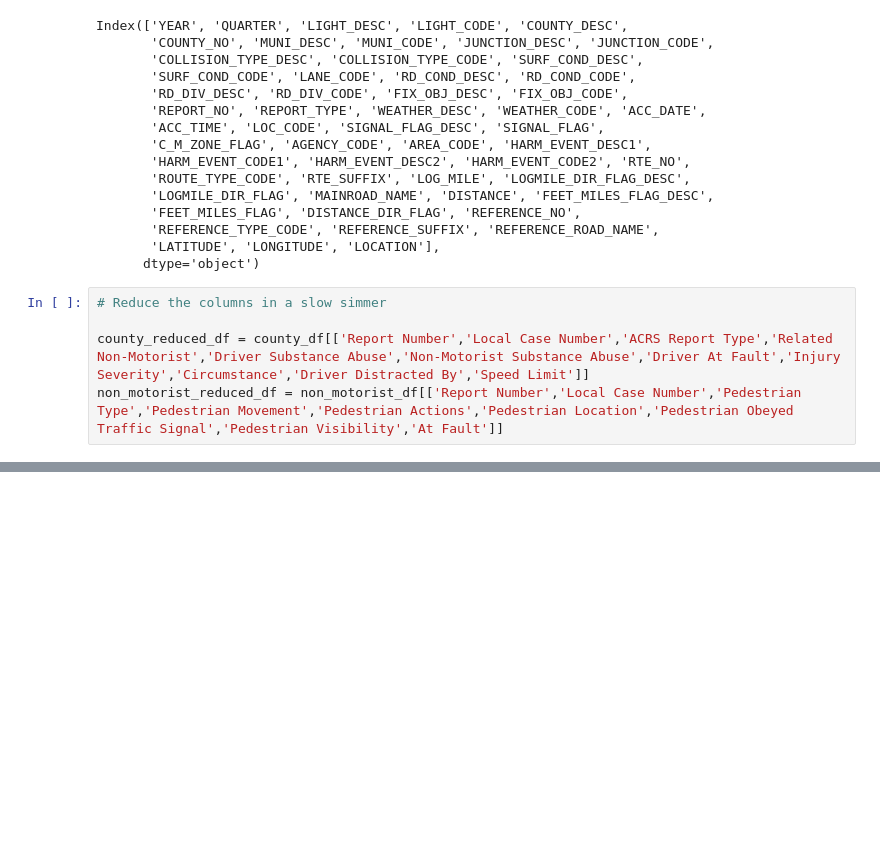
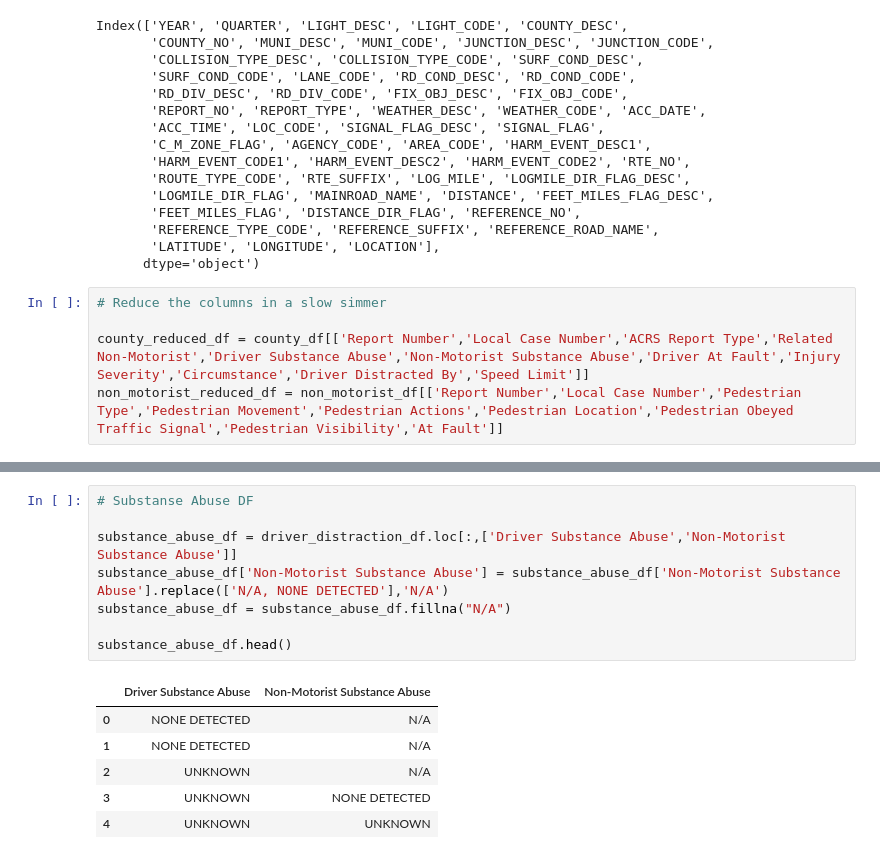
Before and after one commit to mattf4171/Montgomery-County-Collision-Analysis, a Jupyter notebook: driver_distraction_df.ipynb, the cells around one changed output, grey strips where cells are left out. Drawn from its saved outputs; the diff is of its cells as text; blank space fills up the shorter version.

```diff
--- a/driver_distraction_df.ipynb
+++ b/driver_distraction_df.ipynb
@@ -132,0 +176,15 @@ driver_distration_df.to_csv("data/Driver_Distraction.csv",index=False)
+# %%
+# Substanse Abuse DF
+
+substance_abuse_df = driver_distraction_df.loc[:,['Driver Substance Abuse','Non-Motorist Substance Abuse']]
+substance_abuse_df['Non-Motorist Substance Abuse'] = substance_abuse_df['Non-Motorist Substance Abuse'].replace(['N/A, NONE DETECTED'],'N/A')
+substance_abuse_df = substance_abuse_df.fillna("N/A")
+
+substance_abuse_df.head()
+# %% [output]
+|  | Driver Substance Abuse | Non-Motorist Substance Abuse |
+| 0 | NONE DETECTED | N/A |
+| 1 | NONE DETECTED | N/A |
+| 2 | UNKNOWN | N/A |
+| 3 | UNKNOWN | NONE DETECTED |
+| 4 | UNKNOWN | UNKNOWN |
```
Also changed, not shown: parts of 10 cells of this notebook, 2 other files.
